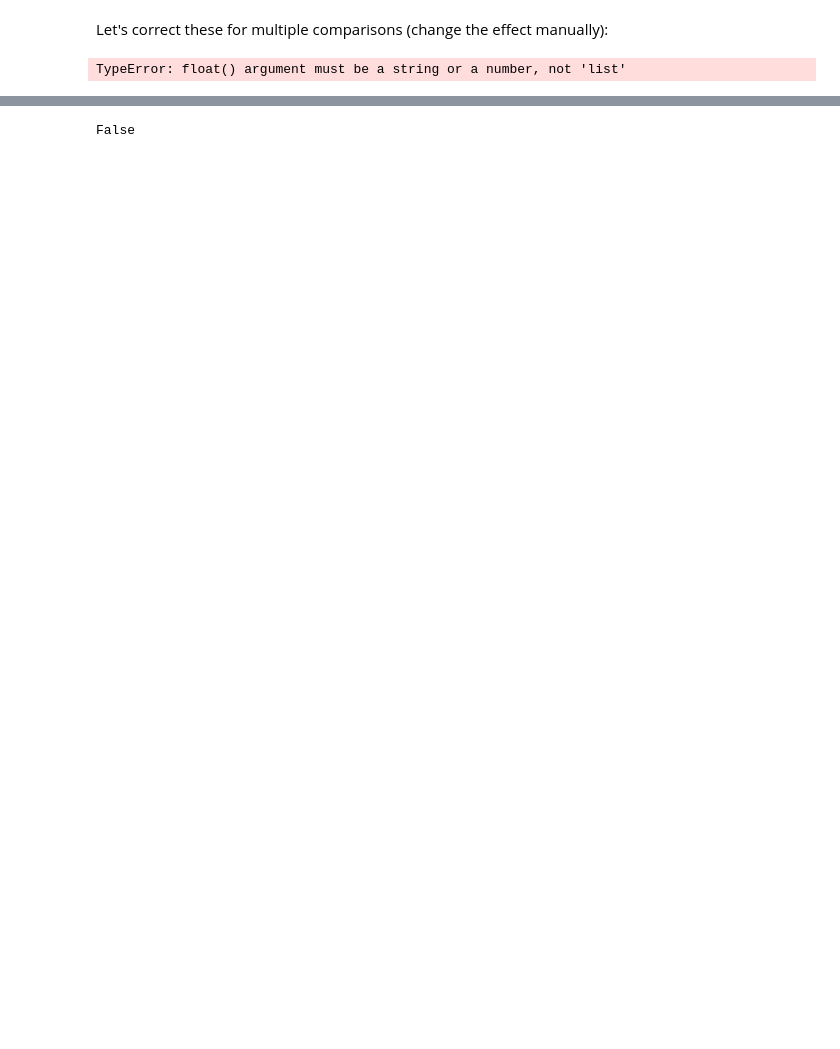
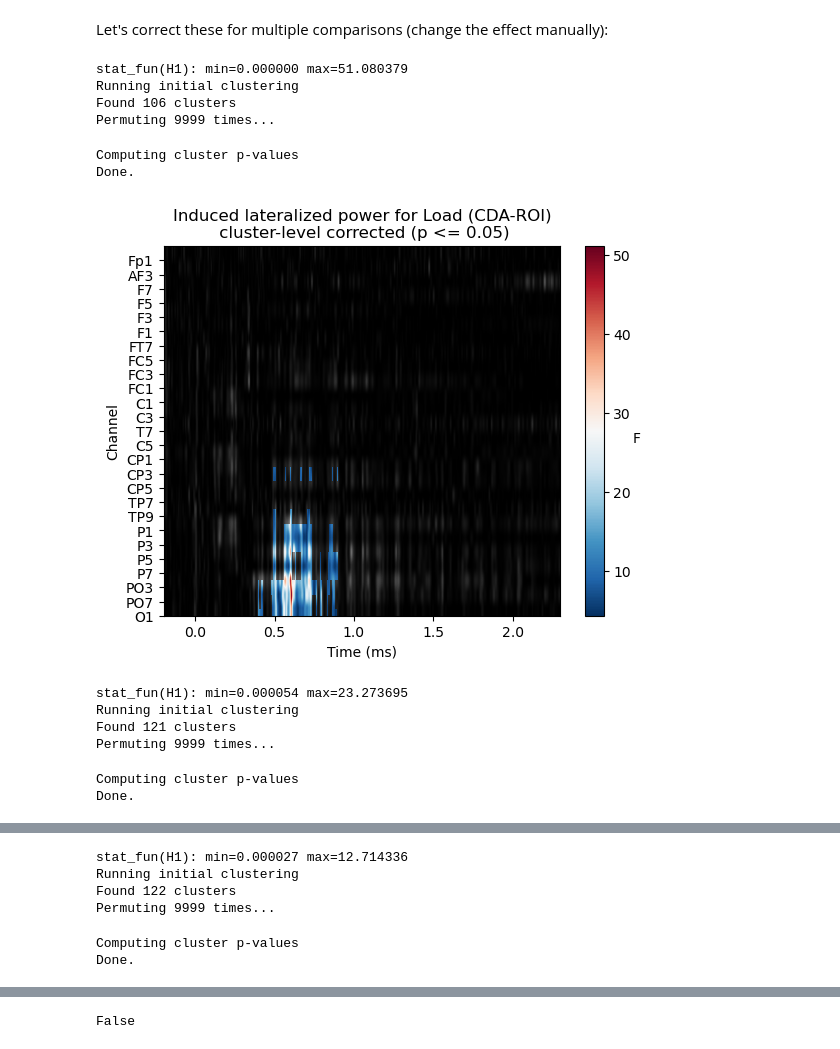
Before and after one commit to eioe/vMemEcc-Analyses, a Jupyter notebook: Analyses_Py/Pipeline_clean/03.0_calculate_ERPs.ipynb, the cells around one changed output, grey strips where cells are left out. Cells and saved outputs as stored; diff of their text form; code cells hidden in the pictures; blank space fills up the shorter version.

```diff
--- a/Analyses_Py/Pipeline_clean/03.0_calculate_ERPs.ipynb
+++ b/Analyses_Py/Pipeline_clean/03.0_calculate_ERPs.ipynb
@@ -936,57 +937,75 @@ Let's correct these for multiple comparisons (change the effect manually):
 # Use CBP test to correct for multiple-comparisons correction:
 
 # We need to do this separately for each effect:
-effects=['A', 'B', 'A:B']
+effects = ["A", "B", "A:B"]
 
 for effect in effects:
 
-    effects_dict = {'A': 'Load',
-                    'B': 'Eccentricity',
-                    'A:B': 'Load x Eccentricity'}
+    effects_dict = {"A": "Load", "B": "Eccentricity", "A:B": "Load x Eccentricity"}
 
     def stat_fun(*args):
-        return f_mway_rm(np.reshape(args, (len(sub_list), n_levels, n_chans, len(times))),
-                        factor_levels=factor_levels,
-                        effects=effect, return_pvals=False)[0]
-
+        return f_mway_rm(
+            np.reshape(args, (len(sub_list), n_levels, n_chans, len(times))),
+            factor_levels=factor_levels,
+            effects=effect,
+            return_pvals=False,
+        )[0]
 
     # The ANOVA returns a tuple f-values and p-values, we will pick the former.
     pthresh = 0.05  # set threshold rather high to save some time
-    f_thresh = f_threshold_mway_rm(len(sub_list), factor_levels, effects,
-                                pthresh)
+    f_thresh = f_threshold_mway_rm(len(sub_list), factor_levels, effect, pthresh)
     tail = 1  # f-test, so tail > 0
     n_permutations = 10000  # Save some time (the test won't be too sensitive ...)
     T_obs, clusters, cluster_p_values, h0 = mne.stats.permutation_cluster_test(
-        subtfr_mway_data, stat_fun=stat_fun,
+        subtfr_mway_data,
+        stat_fun=stat_fun,
         threshold=f_thresh,
         tail=tail,
         n_jobs=-2,
         n_permutations=n_permutations,
         adjacency=adj_overall,
         buffer_size=None,
-        out_type='mask')
-
+        out_type="mask",
+    )
 
     # Plot it:
-    T_obs_plot = np.ones_like(T_obs) *np.nan
+    T_obs_plot = np.ones_like(T_obs) * np.nan
     for c, p in zip(clusters, cluster_p_values):
-        if p < .05:
+        if p < 0.05:
             T_obs_plot[c] = T_obs[c]
 
     f = plt.figure()
-    for f_image, cmap in zip([T_obs, T_obs_plot], [plt.cm.gray, 'RdBu_r']):
-        plt.imshow(f_image.reshape(n_chans, n_times), cmap=cmap, extent=[times[0], times[-1],
-                0, len(ch_names)], aspect='auto',
-                origin='lower')
+    for f_image, cmap in zip([T_obs, T_obs_plot], [plt.cm.gray, "RdBu_r"]):
+        plt.imshow(
+            f_image.reshape(n_chans, n_times),
+            cmap=cmap,
+            extent=[times[0], times[-1], 0, len(ch_names)],
+            aspect="auto",
+            origin="lower",
+        )
     cb = plt.colorbar()
-    cb.set_label(label='F', rotation=0)
+    cb.set_label(label="F", rotation=0)
     f.axes[0].set_yticks(range(len(ch_names)))
     f.axes[0].set_yticklabels(ch_names)
-    plt.xlabel('Time (ms)')
-    plt.ylabel('Channel')
-    plt.title(f"Induced lateralized power for {effects_dict[effects]} (%s)\n"
-            " cluster-level corrected (p <= 0.05)" % 'CDA-ROI')
+    plt.xlabel("Time (ms)")
+    plt.ylabel("Channel")
+    plt.title(
+        f"Induced lateralized power for {effects_dict[effect]} (%s)\n"
+        " cluster-level corrected (p <= 0.05)" % "CDA-ROI"
+    )
 
     plt.show()
 # %% [output]
-TypeError: float() argument must be a string or a number, not 'list'
+stat_fun(H1): min=0.000000 max=51.080379
+Running initial clustering
+Found 106 clusters
+Permuting 9999 times...
+Computing cluster p-values
+Done.
+[figure, added]
+stat_fun(H1): min=0.000054 max=23.273695
+Running initial clustering
+Found 121 clusters
+Permuting 9999 times...
+Computing cluster p-values
+Done.
@@ -992,0 +1013,6 @@ TypeError: float() argument must be a string or a number, not 'list'
+stat_fun(H1): min=0.000027 max=12.714336
+Running initial clustering
+Found 122 clusters
+Permuting 9999 times...
+Computing cluster p-values
+Done.
```
Also changed, not shown: parts of 21 cells of this notebook, 1 other file.
